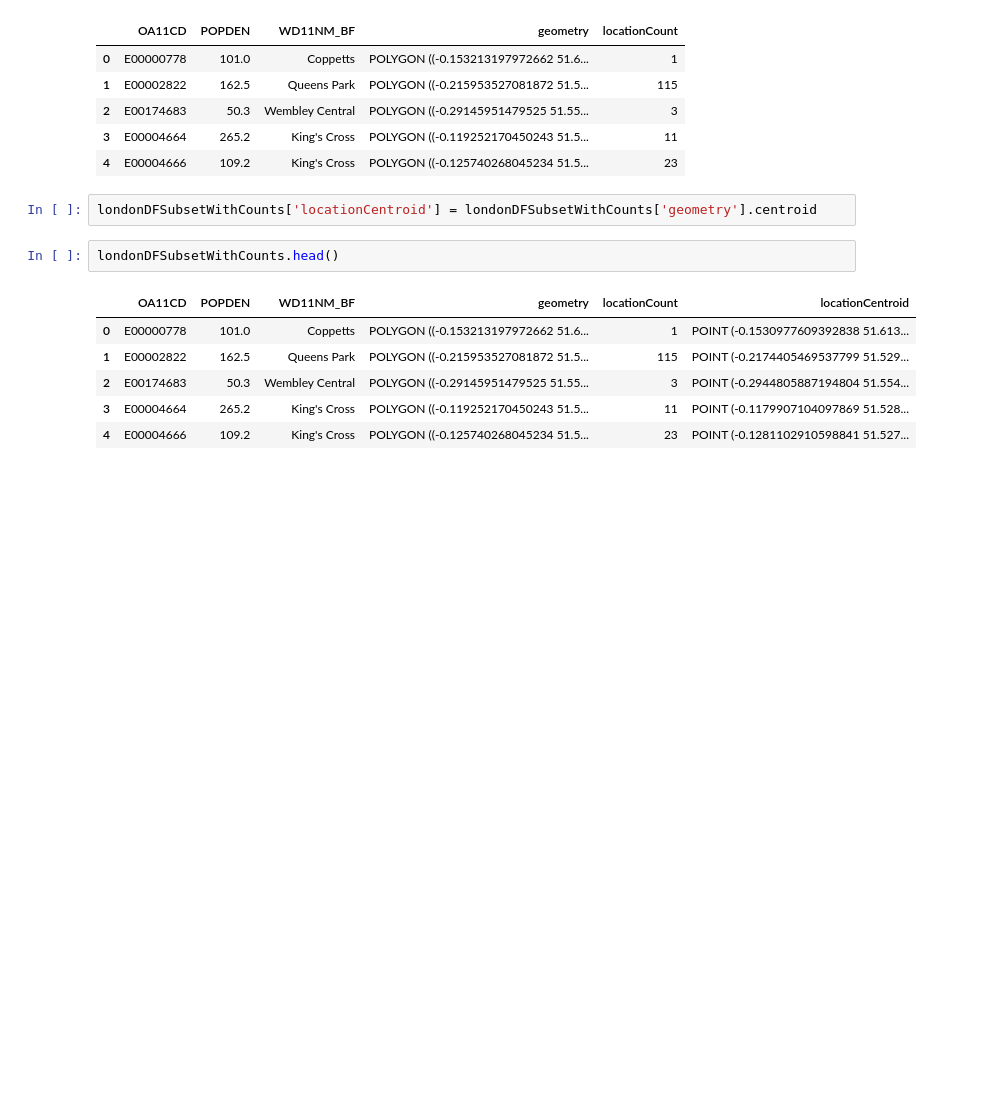
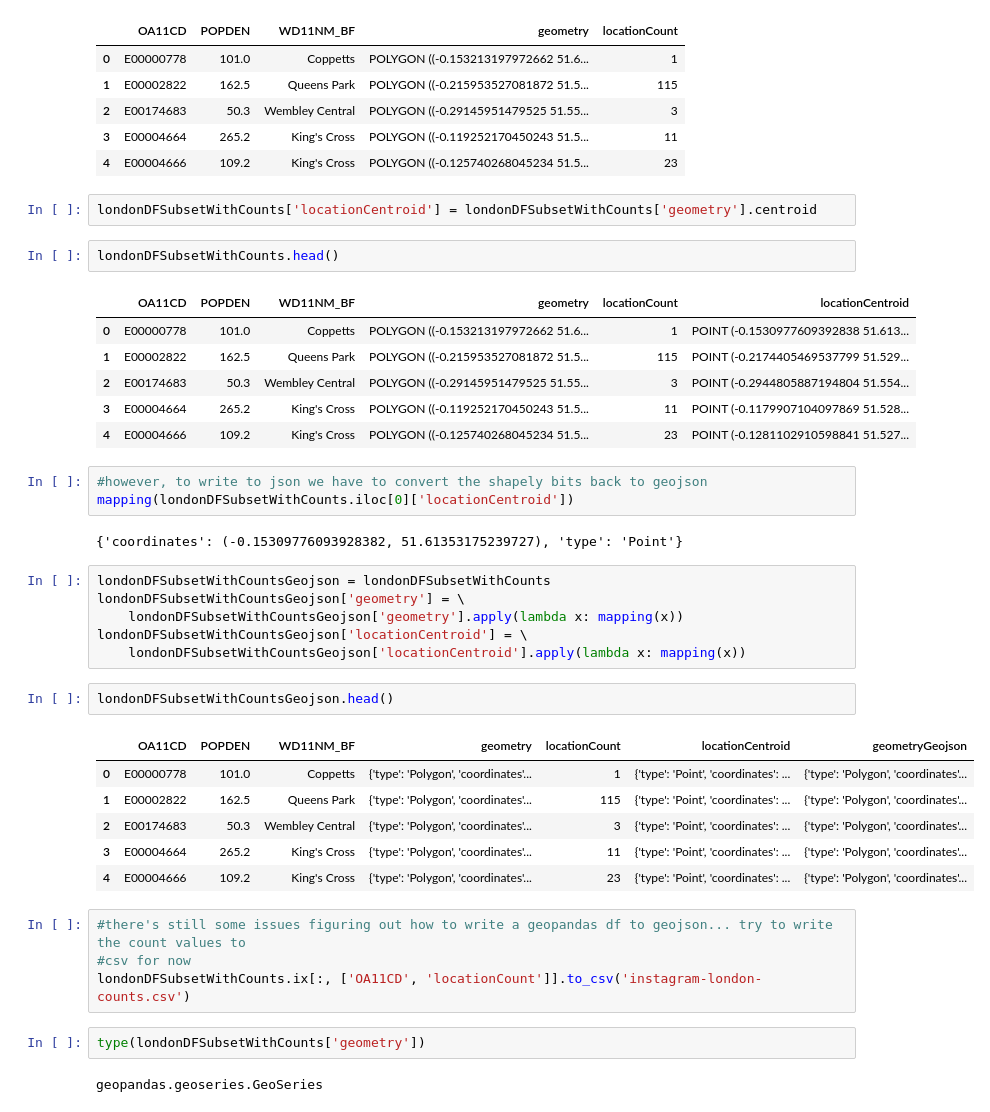
Before and after one commit to wwymak/instagram-london-explore, a Jupyter notebook: Instagram-London-analysis.ipynb, the cells around one changed output. Drawn from its saved outputs; the diff is of its cells as text; blank space fills up the shorter version.

```diff
--- a/Instagram-London-analysis.ipynb
+++ b/Instagram-London-analysis.ipynb
@@ -462,3 +462,31 @@ londonDFSubsetWithCounts.head()
 | 2 | E00174683 | 50.3 | Wembley Central | POLYGON ((-0.29145951479525 51.55... | 3 | POINT (-0.2944805887194804 51.554... |
 | 3 | E00004664 | 265.2 | King's Cross | POLYGON ((-0.119252170450243 51.5... | 11 | POINT (-0.1179907104097869 51.528... |
 | 4 | E00004666 | 109.2 | King's Cross | POLYGON ((-0.125740268045234 51.5... | 23 | POINT (-0.1281102910598841 51.527... |
+# %%
+#however, to write to json we have to convert the shapely bits back to geojson
+mapping(londonDFSubsetWithCounts.iloc[0]['locationCentroid'])
+# %% [output]
+{'coordinates': (-0.15309776093928382, 51.61353175239727), 'type': 'Point'}
+# %%
+londonDFSubsetWithCountsGeojson = londonDFSubsetWithCounts
+londonDFSubsetWithCountsGeojson['geometry'] = \
+    londonDFSubsetWithCountsGeojson['geometry'].apply(lambda x: mapping(x))
+londonDFSubsetWithCountsGeojson['locationCentroid'] = \
+    londonDFSubsetWithCountsGeojson['locationCentroid'].apply(lambda x: mapping(x))
+# %%
+londonDFSubsetWithCountsGeojson.head()
+# %% [output]
+|  | OA11CD | POPDEN | WD11NM_BF | geometry | locationCount | locationCentroid | geometryGeojson |
+| 0 | E00000778 | 101.0 | Coppetts | {'type': 'Polygon', 'coordinates'... | 1 | {'type': 'Point', 'coordinates': ... | {'type': 'Polygon', 'coordinates'... |
+| 1 | E00002822 | 162.5 | Queens Park | {'type': 'Polygon', 'coordinates'... | 115 | {'type': 'Point', 'coordinates': ... | {'type': 'Polygon', 'coordinates'... |
+| 2 | E00174683 | 50.3 | Wembley Central | {'type': 'Polygon', 'coordinates'... | 3 | {'type': 'Point', 'coordinates': ... | {'type': 'Polygon', 'coordinates'... |
+| 3 | E00004664 | 265.2 | King's Cross | {'type': 'Polygon', 'coordinates'... | 11 | {'type': 'Point', 'coordinates': ... | {'type': 'Polygon', 'coordinates'... |
+| 4 | E00004666 | 109.2 | King's Cross | {'type': 'Polygon', 'coordinates'... | 23 | {'type': 'Point', 'coordinates': ... | {'type': 'Polygon', 'coordinates'... |
+# %%
+#there's still some issues figuring out how to write a geopandas df to geojson... try to write the count values to
+#csv for now
+londonDFSubsetWithCounts.ix[:, ['OA11CD', 'locationCount']].to_csv('instagram-london-counts.csv')
+# %%
+type(londonDFSubsetWithCounts['geometry'])
+# %% [output]
+geopandas.geoseries.GeoSeries
```
Also changed, not shown: parts of 1 cell of this notebook, 1 other file.
